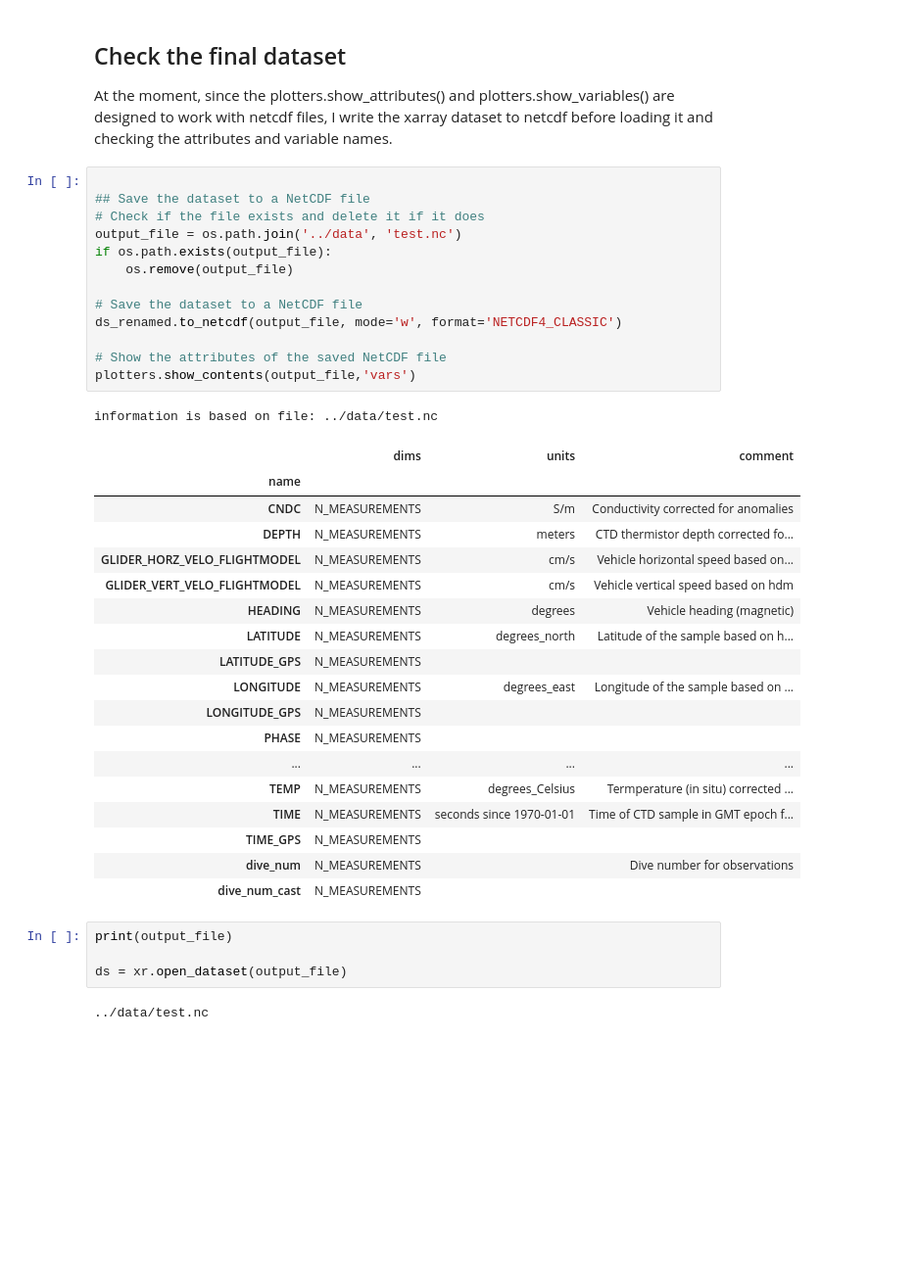
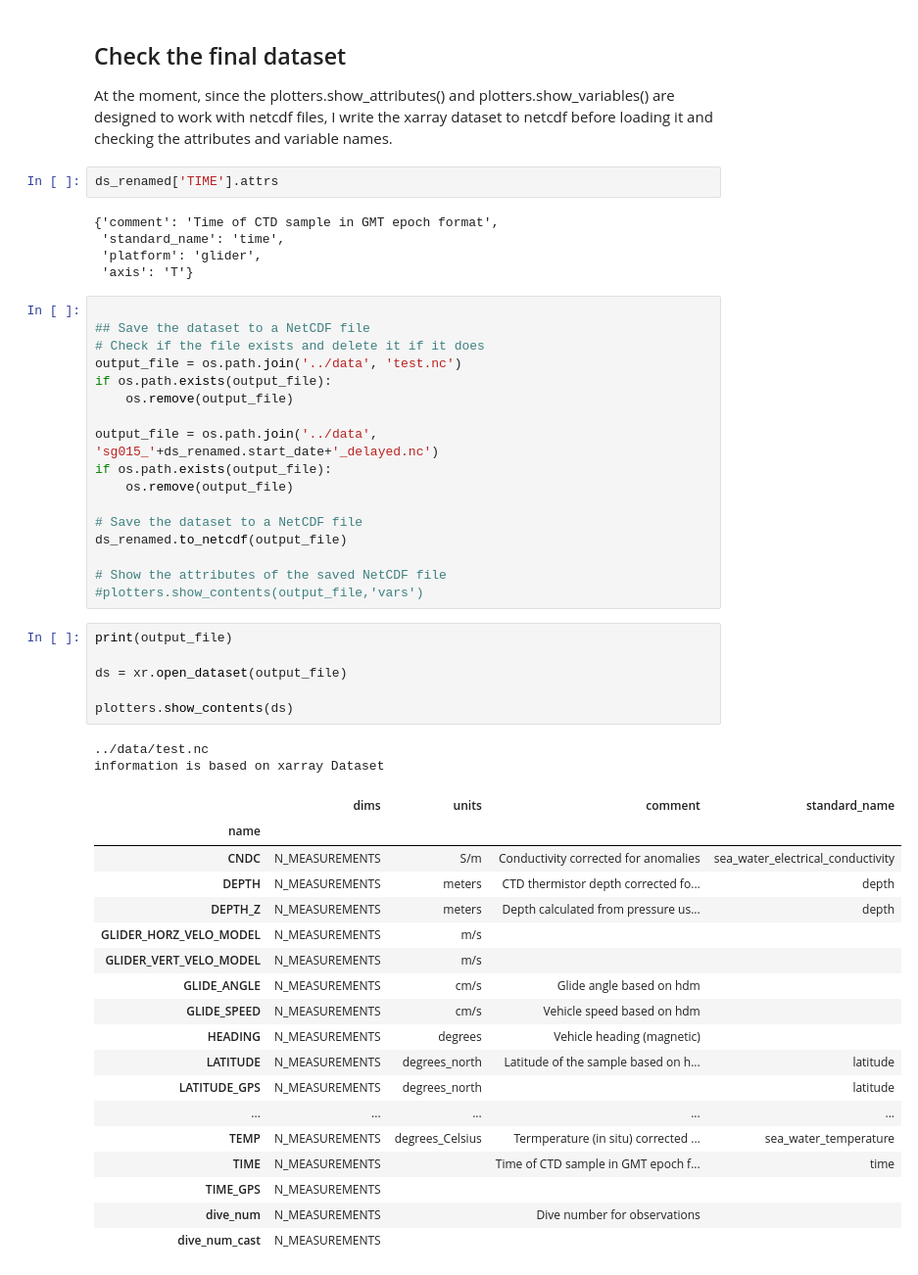
Before and after one commit to ocean-uhh/seagliderOG1, a Jupyter notebook: notebooks/demo.ipynb, the cells around one changed output. Shown at 98% size. Saved outputs shown, nothing was run; the diff lists cells and outputs as text; blank space fills up the shorter version.

Commit message:
Update to the format

```diff
--- a/notebooks/demo.ipynb
+++ b/notebooks/demo.ipynb
@@ -294,44 +326,56 @@ information is based on xarray Dataset
 
 At the moment, since the plotters.show_attributes() and plotters.show_variables() are designed to work with netcdf files, I write the xarray dataset to netcdf before loading it and checking the attributes and variable names.
 # %%
-
-## Save the dataset to a NetCDF file
-# Check if the file exists and delete it if it does
-output_file = os.path.join('../data', 'test.nc')
-if os.path.exists(output_file):
-    os.remove(output_file)
-
-# Save the dataset to a NetCDF file
-ds_renamed.to_netcdf(output_file, mode='w', format='NETCDF4_CLASSIC')
-
-# Show the attributes of the saved NetCDF file
-plotters.show_contents(output_file,'vars')
+ds_renamed['TIME'].attrs
 # %% [output]
-information is based on file: ../data/test.nc
+{'comment': 'Time of CTD sample in GMT epoch format',
+ 'standard_name': 'time',
+ 'platform': 'glider',
+ 'axis': 'T'}
-|  | dims | units | comment |
-| name |  |  |  |
-| CNDC | N_MEASUREMENTS | S/m | Conductivity corrected for anomalies |
-| DEPTH | N_MEASUREMENTS | meters | CTD thermistor depth corrected fo... |
-| GLIDER_HORZ_VELO_FLIGHTMODEL | N_MEASUREMENTS | cm/s | Vehicle horizontal speed based on... |
-| GLIDER_VERT_VELO_FLIGHTMODEL | N_MEASUREMENTS | cm/s | Vehicle vertical speed based on hdm |
-| HEADING | N_MEASUREMENTS | degrees | Vehicle heading (magnetic) |
-| LATITUDE | N_MEASUREMENTS | degrees_north | Latitude of the sample based on h... |
-| LATITUDE_GPS | N_MEASUREMENTS |  |  |
-| LONGITUDE | N_MEASUREMENTS | degrees_east | Longitude of the sample based on ... |
-| LONGITUDE_GPS | N_MEASUREMENTS |  |  |
-| PHASE | N_MEASUREMENTS |  |  |
-| ... | ... | ... | ... |
-| TEMP | N_MEASUREMENTS | degrees_Celsius | Termperature (in situ) corrected ... |
-| TIME | N_MEASUREMENTS | seconds since 1970-01-01 | Time of CTD sample in GMT epoch f... |
-| TIME_GPS | N_MEASUREMENTS |  |  |
-| dive_num | N_MEASUREMENTS |  | Dive number for observations |
-| dive_num_cast | N_MEASUREMENTS |  |  |
+# %%
+
+## Save the dataset to a NetCDF file
+# Check if the file exists and delete it if it does
+output_file = os.path.join('../data', 'test.nc')
+if os.path.exists(output_file):
+    os.remove(output_file)
+
+output_file = os.path.join('../data', 'sg015_'+ds_renamed.start_date+'_delayed.nc')
+if os.path.exists(output_file):
+    os.remove(output_file)
+
+# Save the dataset to a NetCDF file
+ds_renamed.to_netcdf(output_file)
+
+# Show the attributes of the saved NetCDF file
+#plotters.show_contents(output_file,'vars')
 # %%
 print(output_file)
 
 ds = xr.open_dataset(output_file)
+
+plotters.show_contents(ds)
 # %% [output]
 ../data/test.nc
+information is based on xarray Dataset
+|  | dims | units | comment | standard_name |
+| name |  |  |  |  |
+| CNDC | N_MEASUREMENTS | S/m | Conductivity corrected for anomalies | sea_water_electrical_conductivity |
+| DEPTH | N_MEASUREMENTS | meters | CTD thermistor depth corrected fo... | depth |
+| DEPTH_Z | N_MEASUREMENTS | meters | Depth calculated from pressure us... | depth |
+| GLIDER_HORZ_VELO_MODEL | N_MEASUREMENTS | m/s |  |  |
+| GLIDER_VERT_VELO_MODEL | N_MEASUREMENTS | m/s |  |  |
+| GLIDE_ANGLE | N_MEASUREMENTS | cm/s | Glide angle based on hdm |  |
+| GLIDE_SPEED | N_MEASUREMENTS | cm/s | Vehicle speed based on hdm |  |
+| HEADING | N_MEASUREMENTS | degrees | Vehicle heading (magnetic) |  |
+| LATITUDE | N_MEASUREMENTS | degrees_north | Latitude of the sample based on h... | latitude |
+| LATITUDE_GPS | N_MEASUREMENTS | degrees_north |  | latitude |
+| ... | ... | ... | ... | ... |
+| TEMP | N_MEASUREMENTS | degrees_Celsius | Termperature (in situ) corrected ... | sea_water_temperature |
+| TIME | N_MEASUREMENTS |  | Time of CTD sample in GMT epoch f... | time |
+| TIME_GPS | N_MEASUREMENTS |  |  |  |
+| dive_num | N_MEASUREMENTS |  | Dive number for observations |  |
+| dive_num_cast | N_MEASUREMENTS |  |  |  |
 # %%
 def plot_speeds(ds):
     fig, ax = plt.subplots(2, 1, figsize=(12, 8), sharex=True)
```
Also changed, not shown: parts of 6 cells of this notebook, 3 other files.
